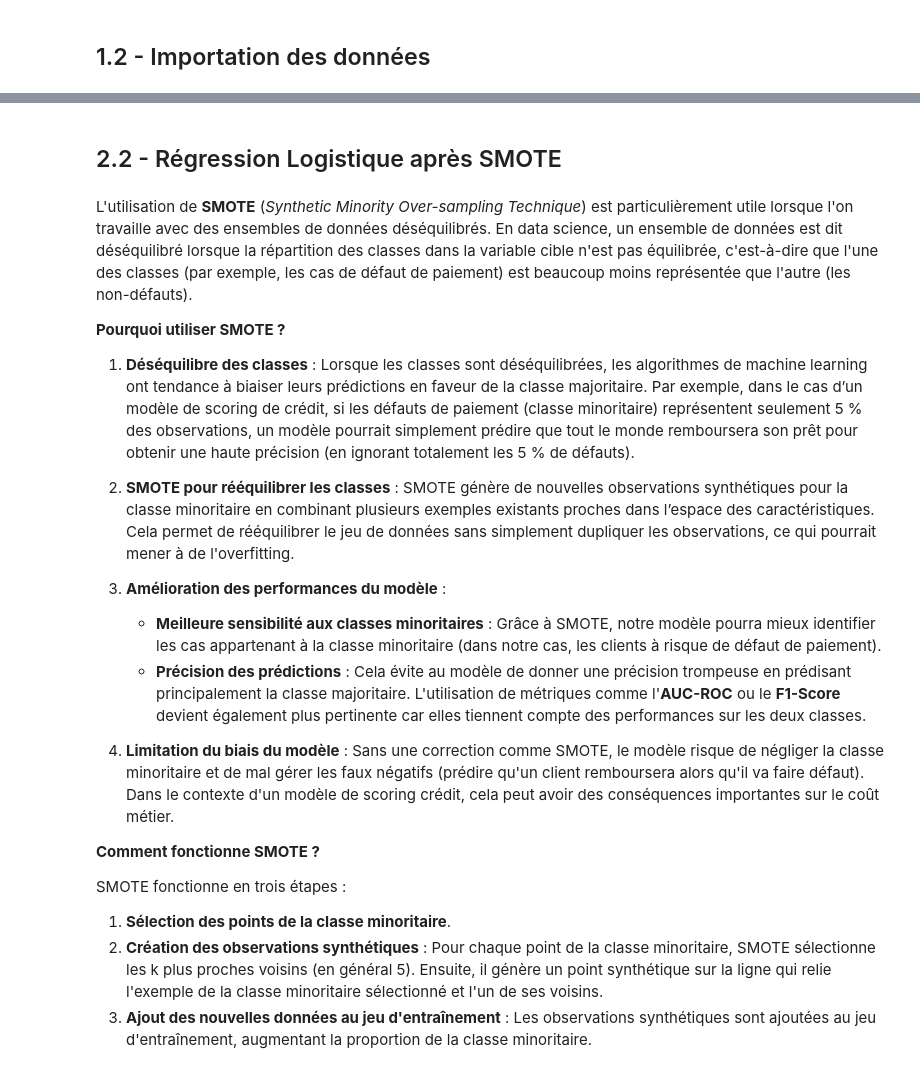
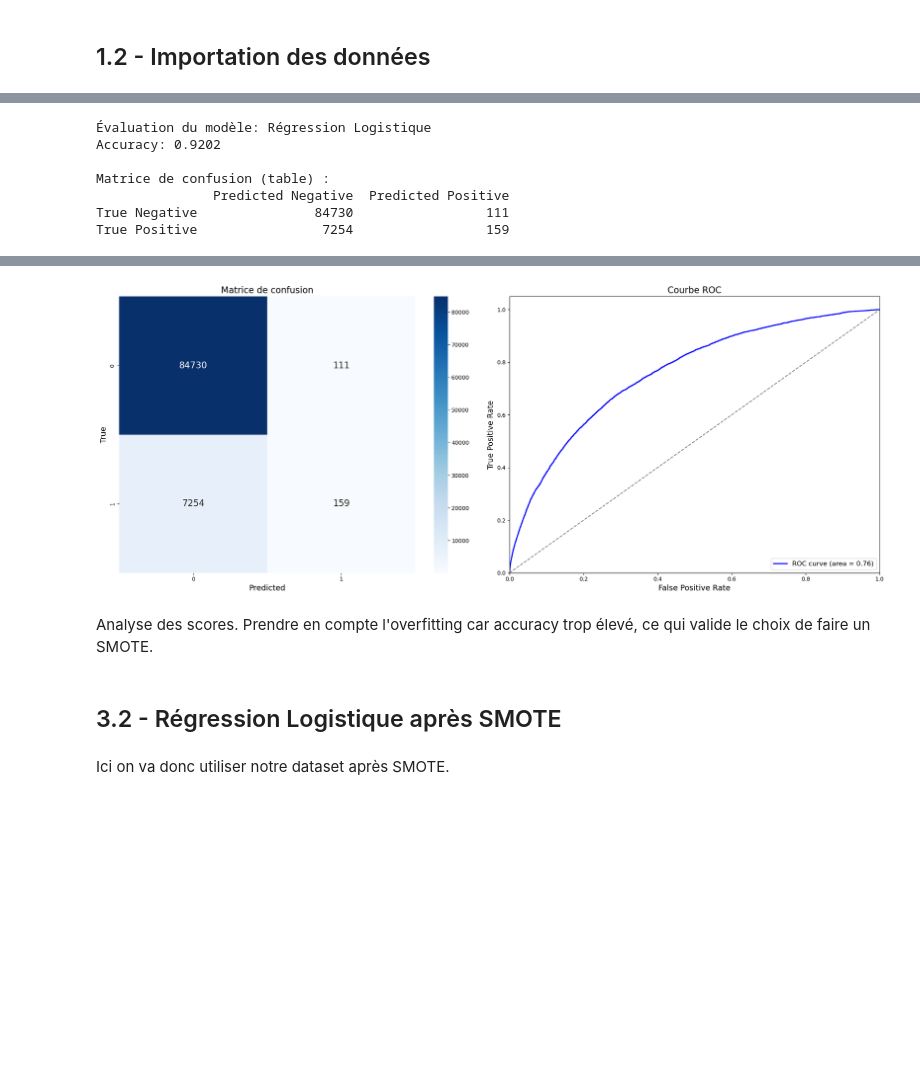
Before and after one commit to GaryMauger/P7_implementer_modele_scoring, a Jupyter notebook: Projet_7_2.ipynb, the cells around one changed output, grey strips where cells are left out. Cells and saved outputs as stored; diff of their text form; code cells hidden in the pictures; blank space fills up the shorter version.

```diff
--- a/Projet_7_2.ipynb
+++ b/Projet_7_2.ipynb
@@ -145,40 +427,0 @@ models = {
-# %%
-# Initialisation d'un DataFrame pour stocker les résultats
-results_df = pd.DataFrame(columns=['Model', 'AUC_mean', 'Accuracy_mean', 'Fit_time_mean', 'Score_time_mean'])
-
-# Évaluation de chaque modèle avec cross_validate
-for name, model in models.items():
-    with mlflow.start_run(run_name=name):
-        scores = cross_validate(model, X_train, y_train, cv=5,
-                                scoring={'AUC': 'roc_auc', 'Accuracy': 'accuracy'},
-                                return_train_score=False, n_jobs=-1)
-
-        # Calcul des moyennes
-        auc_mean = np.mean(scores['test_AUC'])
-        accuracy_mean = np.mean(scores['test_Accuracy'])
-        fit_time_mean = np.mean(scores['fit_time'])
-        score_time_mean = np.mean(scores['score_time'])
-
-        # Logging dans MLFlow
-        mlflow.log_param("Model", name)
-        mlflow.log_metric("AUC_mean", auc_mean)
-        mlflow.log_metric("Accuracy_mean", accuracy_mean)
-        mlflow.log_metric("Fit_time_mean", fit_time_mean)
-        mlflow.log_metric("Score_time_mean", score_time_mean)
-
-        # Enregistrement du modèle dans MLFlow
-        mlflow.sklearn.log_model(model, "model")
-
-        # Stockage dans DataFrame des résultats
-        new_row = pd.DataFrame({
-            'Model': [name],
-            'AUC_mean': [auc_mean],
-            'Accuracy_mean': [accuracy_mean],
-            'Fit_time_mean': [fit_time_mean],
-            'Score_time_mean': [score_time_mean]
-        })
-
-        results_df = pd.concat([results_df, new_row], ignore_index=True)
-
-# Affichage des résultats :
-print(results_df)
@@ -186,0 +484,13 @@ mlflow.end_run()
+# %%
+# Évaluer notre modèle sur le test_set
+for model_name, model in models.items():
+    print(f"Évaluation du modèle: {model_name}")
+    evaluate_model(model, X_train_split, y_train_split, X_val, y_val, model_name)
+# %% [output]
+Évaluation du modèle: Régression Logistique
+Accuracy: 0.9202
+
+Matrice de confusion (table) :
+               Predicted Negative  Predicted Positive
+True Negative               84730                 111
+True Positive                7254                 159
@@ -187,23 +498,7 @@ mlflow.end_run()
+[figure, added]
+# %% [markdown]
+Analyse des scores. Prendre en compte l'overfitting car accuracy trop élevé, ce qui valide le choix de faire un SMOTE.
 # %% [markdown]
-## 2.2 - Régression Logistique après SMOTE
+## 3.2 - Régression Logistique après SMOTE
 # %% [markdown]
-L'utilisation de **SMOTE** (*Synthetic Minority Over-sampling Technique*) est particulièrement utile lorsque l'on travaille avec des ensembles de données déséquilibrés. En data science, un ensemble de données est dit déséquilibré lorsque la répartition des classes dans la variable cible n'est pas équilibrée, c'est-à-dire que l'une des classes (par exemple, les cas de défaut de paiement) est beaucoup moins représentée que l'autre (les non-défauts).
-
-**Pourquoi utiliser SMOTE ?**
-
-1. **Déséquilibre des classes** : Lorsque les classes sont déséquilibrées, les algorithmes de machine learning ont tendance à biaiser leurs prédictions en faveur de la classe majoritaire. Par exemple, dans le cas d’un modèle de scoring de crédit, si les défauts de paiement (classe minoritaire) représentent seulement 5 % des observations, un modèle pourrait simplement prédire que tout le monde remboursera son prêt pour obtenir une haute précision (en ignorant totalement les 5 % de défauts).
-
-2. **SMOTE pour rééquilibrer les classes** : SMOTE génère de nouvelles observations synthétiques pour la classe minoritaire en combinant plusieurs exemples existants proches dans l’espace des caractéristiques. Cela permet de rééquilibrer le jeu de données sans simplement dupliquer les observations, ce qui pourrait mener à de l'overfitting.
-
-3. **Amélioration des performances du modèle** :
-   - **Meilleure sensibilité aux classes minoritaires** : Grâce à SMOTE, notre modèle pourra mieux identifier les cas appartenant à la classe minoritaire (dans notre cas, les clients à risque de défaut de paiement).
-   - **Précision des prédictions** : Cela évite au modèle de donner une précision trompeuse en prédisant principalement la classe majoritaire. L'utilisation de métriques comme l'**AUC-ROC** ou le **F1-Score** devient également plus pertinente car elles tiennent compte des performances sur les deux classes.
-
-4. **Limitation du biais du modèle** : Sans une correction comme SMOTE, le modèle risque de négliger la classe minoritaire et de mal gérer les faux négatifs (prédire qu'un client remboursera alors qu'il va faire défaut). Dans le contexte d'un modèle de scoring crédit, cela peut avoir des conséquences importantes sur le coût métier.
-
-**Comment fonctionne SMOTE ?**
-
-SMOTE fonctionne en trois étapes :
-1. **Sélection des points de la classe minoritaire**.
-2. **Création des observations synthétiques** : Pour chaque point de la classe minoritaire, SMOTE sélectionne les k plus proches voisins (en général 5). Ensuite, il génère un point synthétique sur la ligne qui relie l'exemple de la classe minoritaire sélectionné et l'un de ses voisins.
-3. **Ajout des nouvelles données au jeu d'entraînement** : Les observations synthétiques sont ajoutées au jeu d'entraînement, augmentant la proportion de la classe minoritaire.
+Ici on va donc utiliser notre dataset après SMOTE.
```
Also changed, not shown: parts of 53 cells of this notebook, 1 other file.
